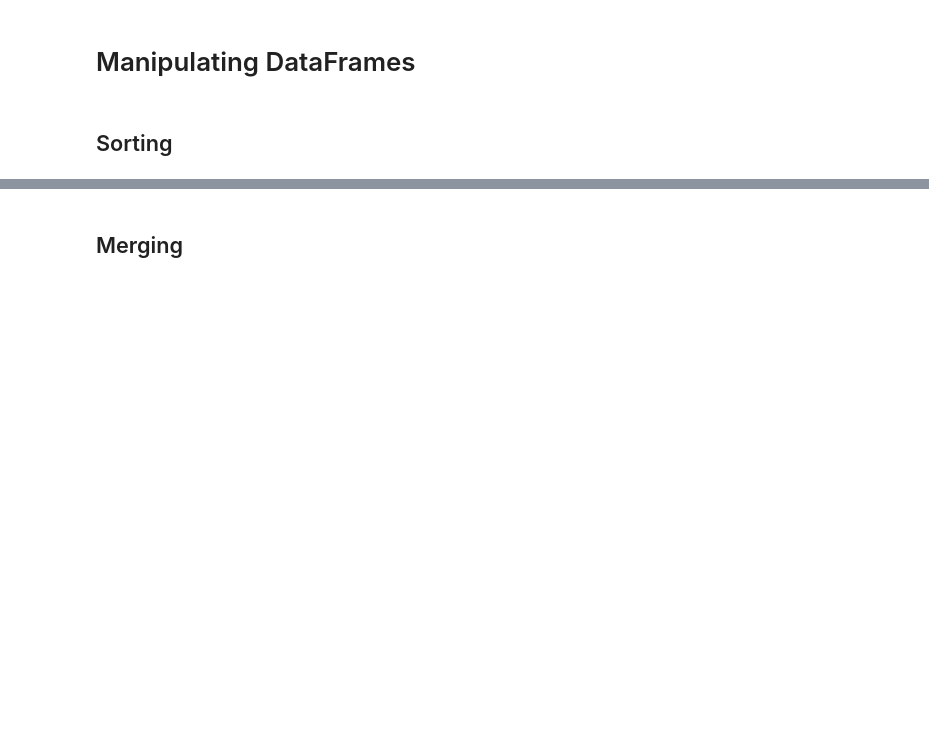
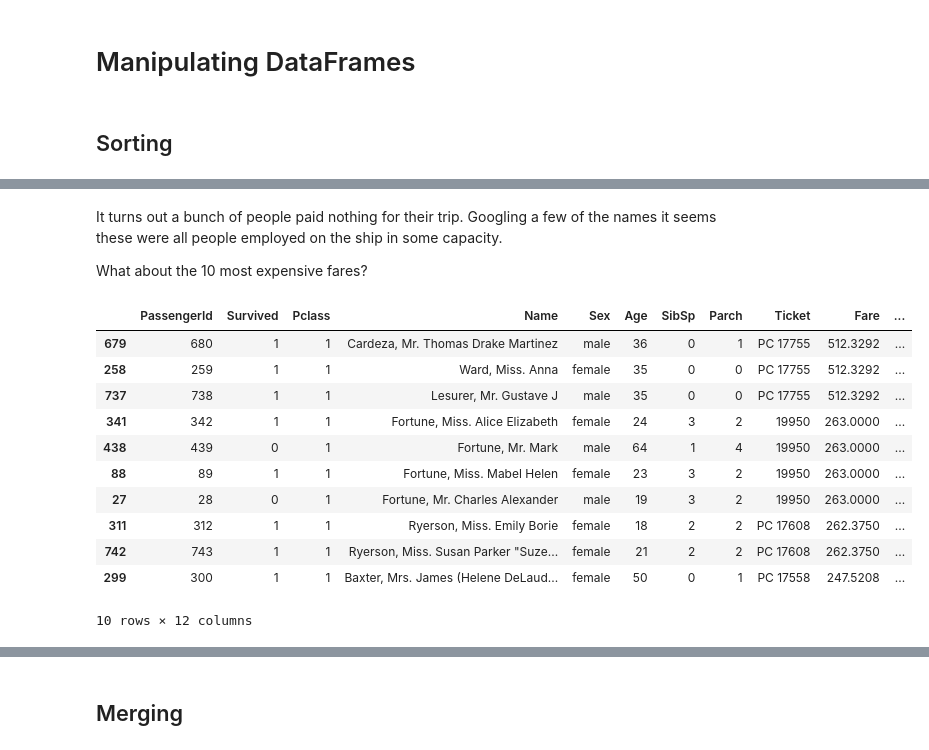
Before and after one commit to jackiekazil/intro_pandas, a Jupyter notebook: pandas_tutorial.ipynb, the cells around one changed output, grey strips where cells are left out. Saved outputs shown, nothing was run; the diff lists cells and outputs as text; code cells hidden in the pictures; blank space fills up the shorter version.

```diff
--- a/pandas_tutorial.ipynb
+++ b/pandas_tutorial.ipynb
@@ -193,0 +221,19 @@ titanic[(titanic.Sex == 'female') & (titanic.Age < 5)]
+# %% [markdown]
+It turns out a bunch of people paid nothing for their trip. Googling a few of the names it seems these were all people employed on the ship in some capacity.
+
+What about the 10 most expensive fares?
+# %%
+titanic.sort('Fare', ascending=False)[0:10]
+# %% [output]
+|  | PassengerId | Survived | Pclass | Name | Sex | Age | SibSp | Parch | Ticket | Fare | ... |
+| 679 | 680 | 1 | 1 | Cardeza, Mr. Thomas Drake Martinez | male | 36 | 0 | 1 | PC 17755 | 512.3292 | ... |
+| 258 | 259 | 1 | 1 | Ward, Miss. Anna | female | 35 | 0 | 0 | PC 17755 | 512.3292 | ... |
+| 737 | 738 | 1 | 1 | Lesurer, Mr. Gustave J | male | 35 | 0 | 0 | PC 17755 | 512.3292 | ... |
+| 341 | 342 | 1 | 1 | Fortune, Miss. Alice Elizabeth | female | 24 | 3 | 2 | 19950 | 263.0000 | ... |
+| 438 | 439 | 0 | 1 | Fortune, Mr. Mark | male | 64 | 1 | 4 | 19950 | 263.0000 | ... |
+| 88 | 89 | 1 | 1 | Fortune, Miss. Mabel Helen | female | 23 | 3 | 2 | 19950 | 263.0000 | ... |
+| 27 | 28 | 0 | 1 | Fortune, Mr. Charles Alexander | male | 19 | 3 | 2 | 19950 | 263.0000 | ... |
+| 311 | 312 | 1 | 1 | Ryerson, Miss. Emily Borie | female | 18 | 2 | 2 | PC 17608 | 262.3750 | ... |
+| 742 | 743 | 1 | 1 | Ryerson, Miss. Susan Parker "Suze... | female | 21 | 2 | 2 | PC 17608 | 262.3750 | ... |
+| 299 | 300 | 1 | 1 | Baxter, Mrs. James (Helene DeLaud... | female | 50 | 0 | 1 | PC 17558 | 247.5208 | ... |
+10 rows × 12 columns
```
Also changed, not shown: parts of 26 cells of this notebook.
